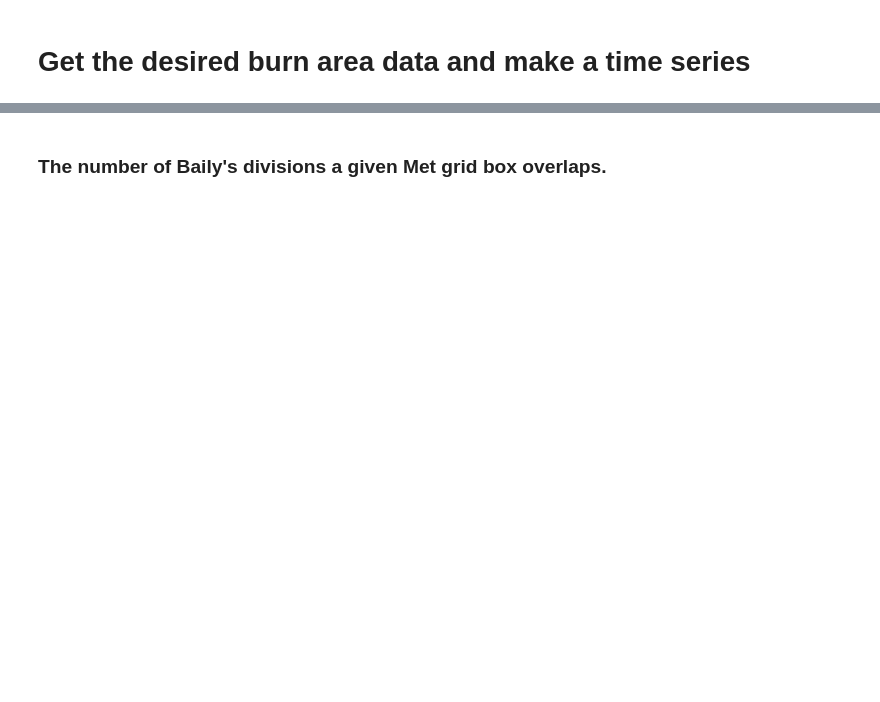
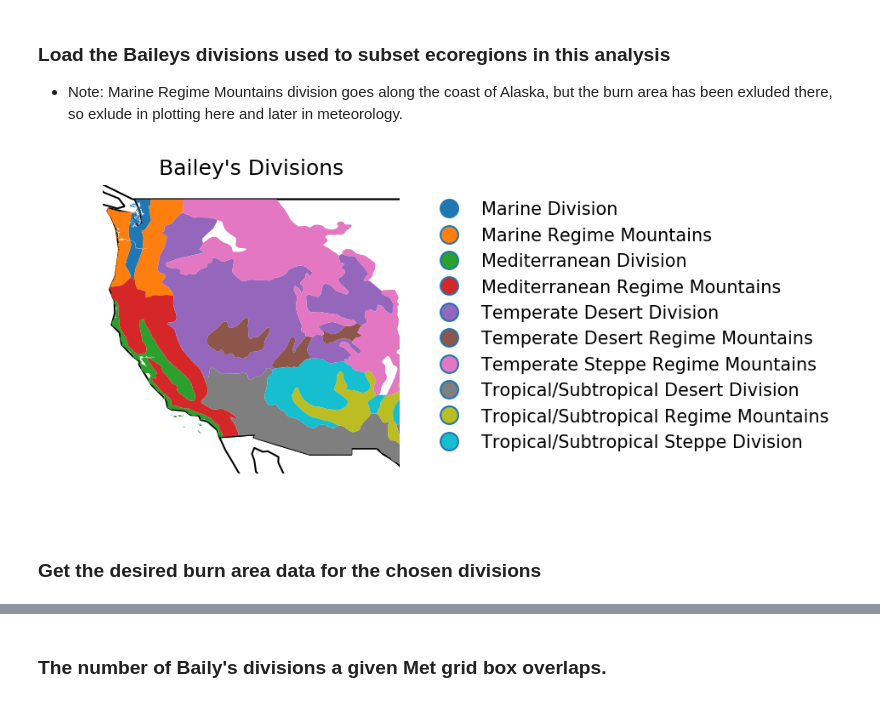
Before and after one commit to stevenjoelbrey/metSpread, a Jupyter notebook: Python/train_burn_area_classifier.ipynb, the cells around one changed output, grey strips where cells are left out. Cells and saved outputs as stored; diff of their text form; code cells hidden in the pictures; blank space fills up the shorter version.

```diff
--- a/Python/train_burn_area_classifier.ipynb
+++ b/Python/train_burn_area_classifier.ipynb
@@ -39,3 +49,58 @@ era_dir = os.path.join("..", "Data", "ERA-INTERIM", "merged_t_COMMON_GRID")
 fire_file = os.path.join("..","Data","Fire", "MTBS", "bailys_division_acres_burned.csv")
+# %% [markdown]
+### Load the Baileys divisions used to subset ecoregions in this analysis
+- Note: Marine Regime Mountains division goes along the coast of Alaska, but the burn area has been exluded there, so exlude in plotting here and later in meteorology.
+# %%
+# Load US ecoregions and plot the united states land mass together
+eco_dir = os.path.join("..", "Data", "LandCover", "eco-us-shp")
+eco_shp = geopandas.read_file(eco_dir)
+eco_shp = eco_shp.to_crs({'init': '+init=epsg:4326'})
+
+# For political borders (plotting)
+world = geopandas.read_file(geopandas.datasets.get_path('naturalearth_lowres'))
+world = world.to_crs({'init': '+init=epsg:4326'})
+
+# Western US divisions to be included in this analysis
+desired_divisions = ["Temperate Steppe Regime Mountains",
+                     "Marine Regime Mountains",
+                     'Marine Division',
+                     "Mediterranean Regime Mountains", # includes southern coastal Alaska sections
+                     "Mediterranean Division",
+                     'Temperate Desert Division',
+                     "Tropical/Subtropical Steppe Division",
+                     'Tropical/Subtropical Desert Division',
+                     'Tropical/Subtropical Regime Mountains',
+                     'Temperate Desert Regime Mountains',
+                    ]
+## California divisions
+#desired_divisions = ["Mediterranean Regime Mountains", "Mediterranean Division"]
+
+# Make a mask of the desired divisions
+division_mask = eco_shp.DIVISION.isin(desired_divisions)
+eco_shp_subset = eco_shp.loc[np.array(division_mask),:].copy()
+
+# Join by common division, first subset to AREA and division only, make copy
+section_rows = eco_shp_subset[['DIVISION', 'AREA', 'geometry']].copy()
+geo_divisions = section_rows.dissolve(by='DIVISION', aggfunc='sum')
+
+# Make row names a column (attribute)
+geo_divisions['division'] = geo_divisions.index
+
+# Show the selected divisions
+f, ax = plt.subplots(1, figsize=(3, 3), dpi=150)
+base = world.plot(ax=ax, color="white", edgecolor="black")
+ax1 = geo_divisions.plot(ax=base, column='division', legend=True)
+ax.set_xlim(left=-125, right=-105)
+ax.set_ylim(bottom=30, top=50)
+ax.axis('off')
+plt.title("Bailey's Divisions")
+
+# handle the legend
+leg = ax1.get_legend()
+leg.set_bbox_to_anchor((1, 1, 1.5, 0.0))
+leg.set_frame_on(False)
+plt.show()
+# %% [output]
+[figure, added]
 # %% [markdown]
-# Get the desired burn area data and make a time series
+### Get the desired burn area data for the chosen divisions
```
Also changed, not shown: parts of 38 cells of this notebook.
